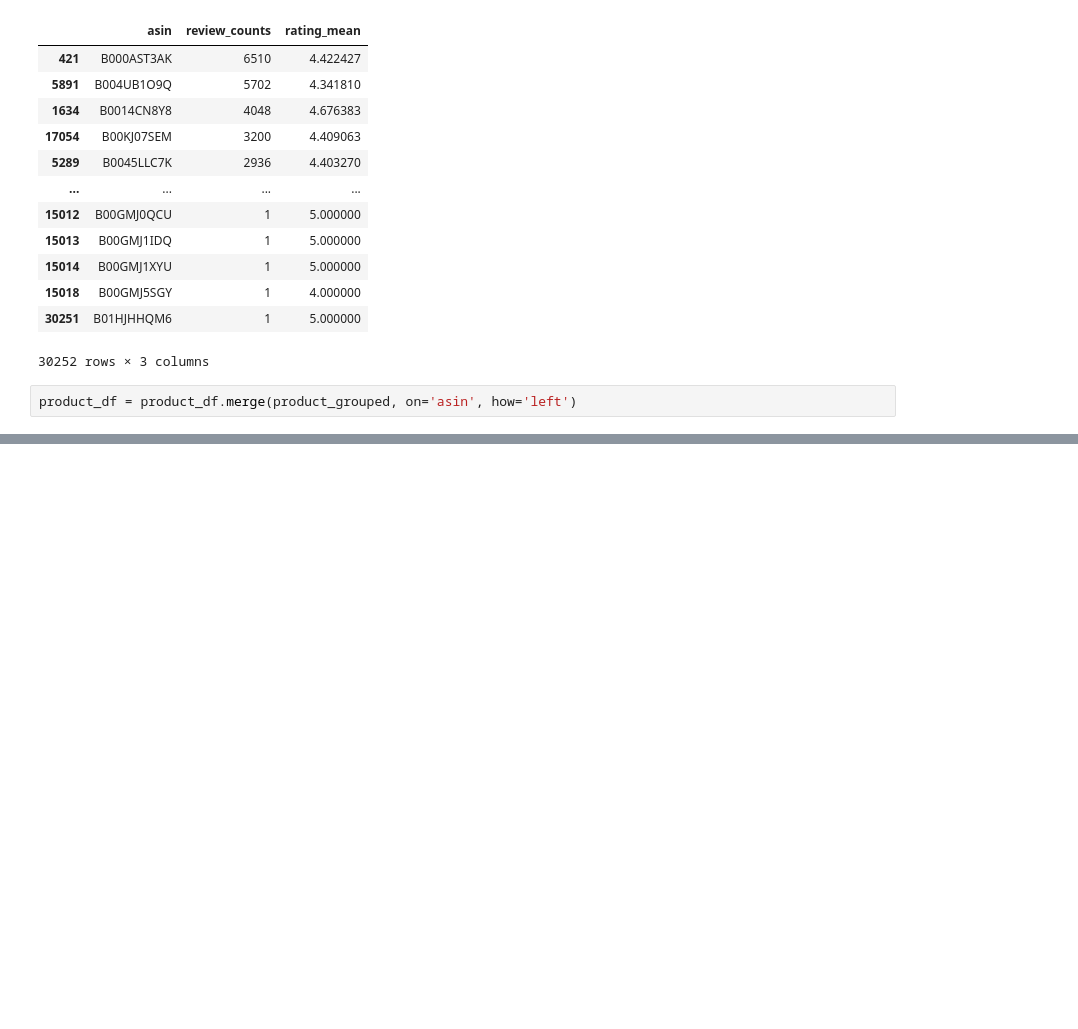
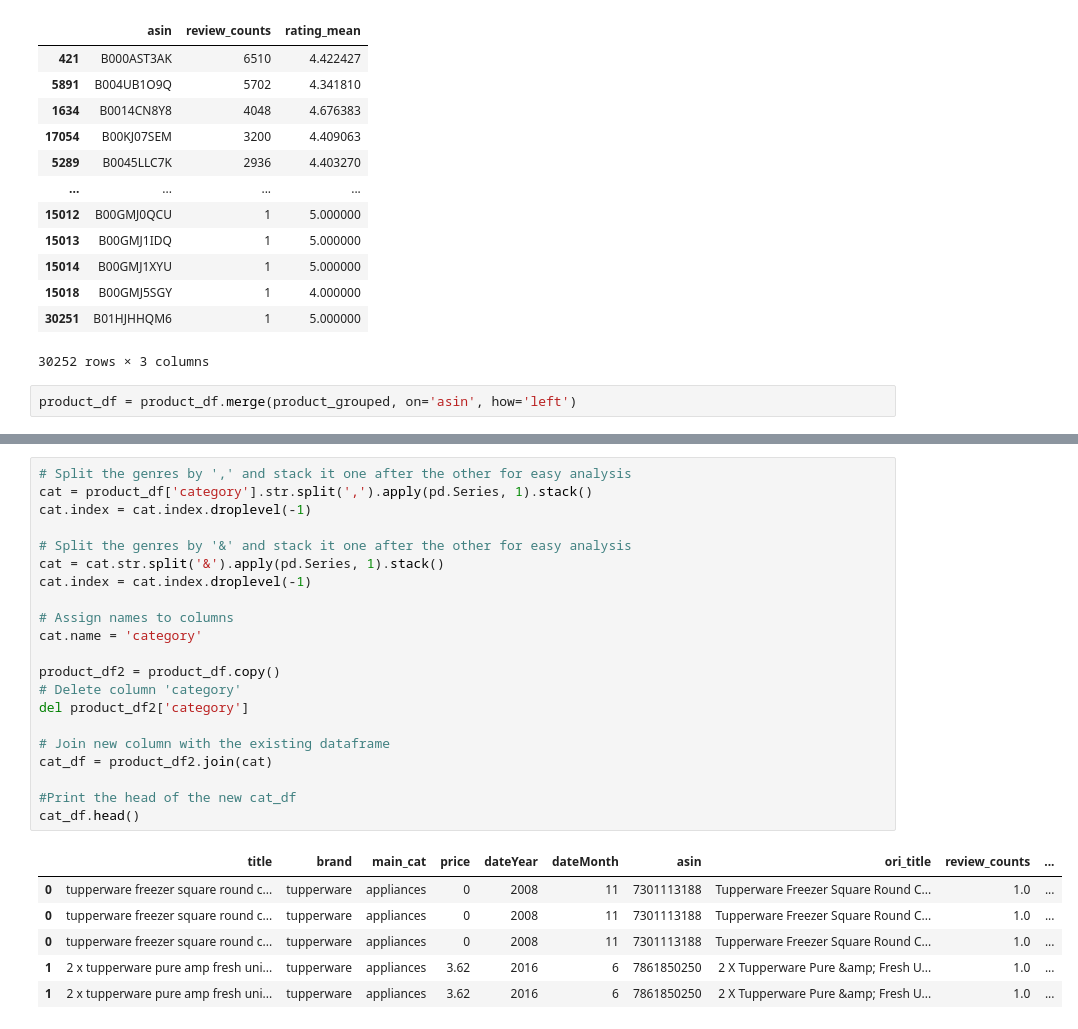
Before and after one commit to DATA-606-SPRING-2022/Jin_DATA606, a Jupyter notebook: ipynb/DATA606_Part2_KnowledgeBasedRecommender.ipynb, the cells around one changed output, grey strips where cells are left out. Saved outputs shown, nothing was run; the diff lists cells and outputs as text; blank space fills up the shorter version.

```diff
--- a/ipynb/DATA606_Part2_KnowledgeBasedRecommender.ipynb
+++ b/ipynb/DATA606_Part2_KnowledgeBasedRecommender.ipynb
@@ -121,0 +129,28 @@ product_df
+# %%
+# Split the genres by ',' and stack it one after the other for easy analysis
+cat = product_df['category'].str.split(',').apply(pd.Series, 1).stack()
+cat.index = cat.index.droplevel(-1)
+
+# Split the genres by '&' and stack it one after the other for easy analysis
+cat = cat.str.split('&').apply(pd.Series, 1).stack()
+cat.index = cat.index.droplevel(-1)
+
+# Assign names to columns
+cat.name = 'category'
+
+product_df2 = product_df.copy()
+# Delete column 'category'
+del product_df2['category']
+
+# Join new column with the existing dataframe
+cat_df = product_df2.join(cat)
+
+#Print the head of the new cat_df
+cat_df.head()
+# %% [output]
+|  | title | brand | main_cat | price | dateYear | dateMonth | asin | ori_title | review_counts | ... |
+| 0 | tupperware freezer square round c... | tupperware | appliances | 0 | 2008 | 11 | 7301113188 | Tupperware Freezer Square Round C... | 1.0 | ... |
+| 0 | tupperware freezer square round c... | tupperware | appliances | 0 | 2008 | 11 | 7301113188 | Tupperware Freezer Square Round C... | 1.0 | ... |
+| 0 | tupperware freezer square round c... | tupperware | appliances | 0 | 2008 | 11 | 7301113188 | Tupperware Freezer Square Round C... | 1.0 | ... |
+| 1 | 2 x tupperware pure amp fresh uni... | tupperware | appliances | 3.62 | 2016 | 6 | 7861850250 | 2 X Tupperware Pure &amp; Fresh U... | 1.0 | ... |
+| 1 | 2 x tupperware pure amp fresh uni... | tupperware | appliances | 3.62 | 2016 | 6 | 7861850250 | 2 X Tupperware Pure &amp; Fresh U... | 1.0 | ... |
```
Also changed, not shown: parts of 8 cells of this notebook.
